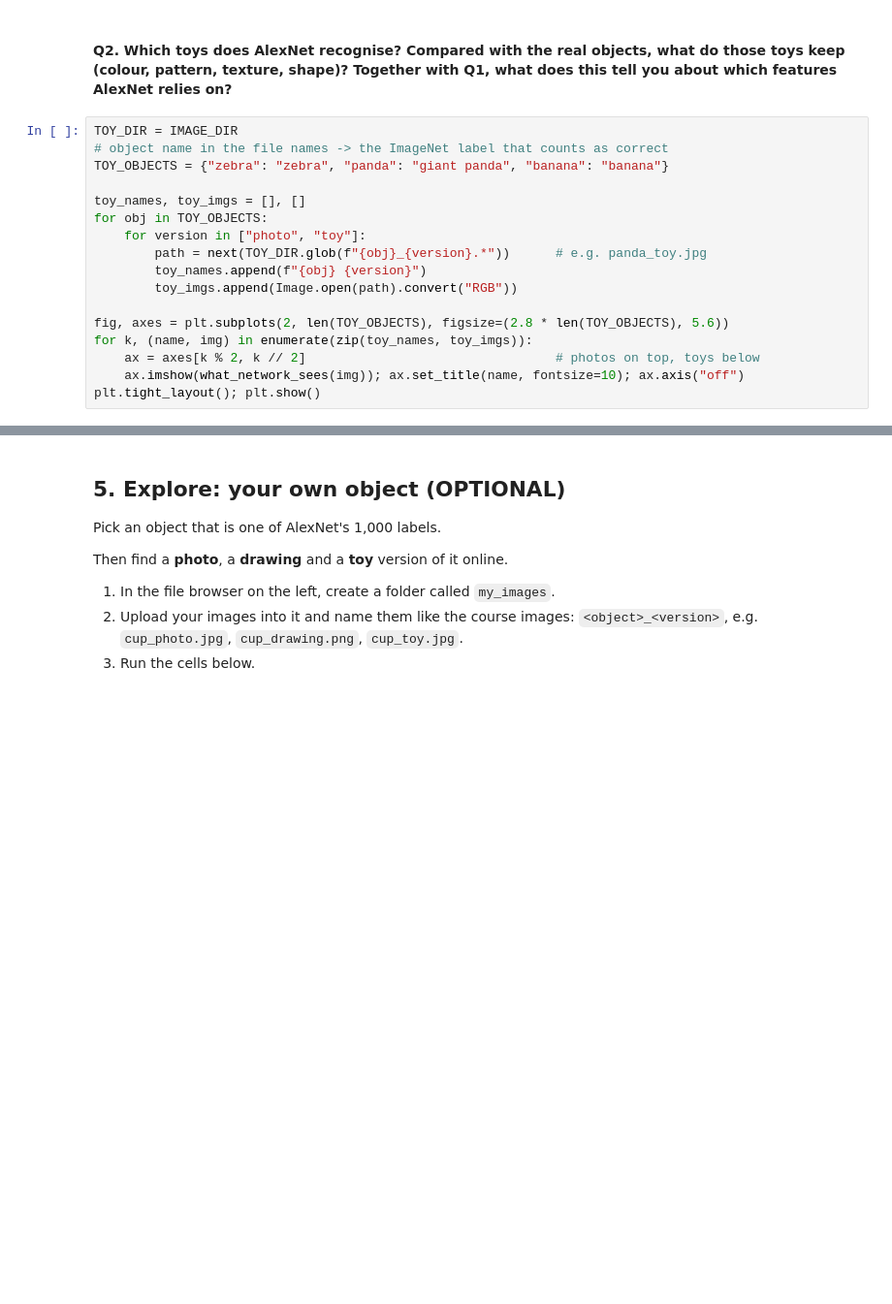
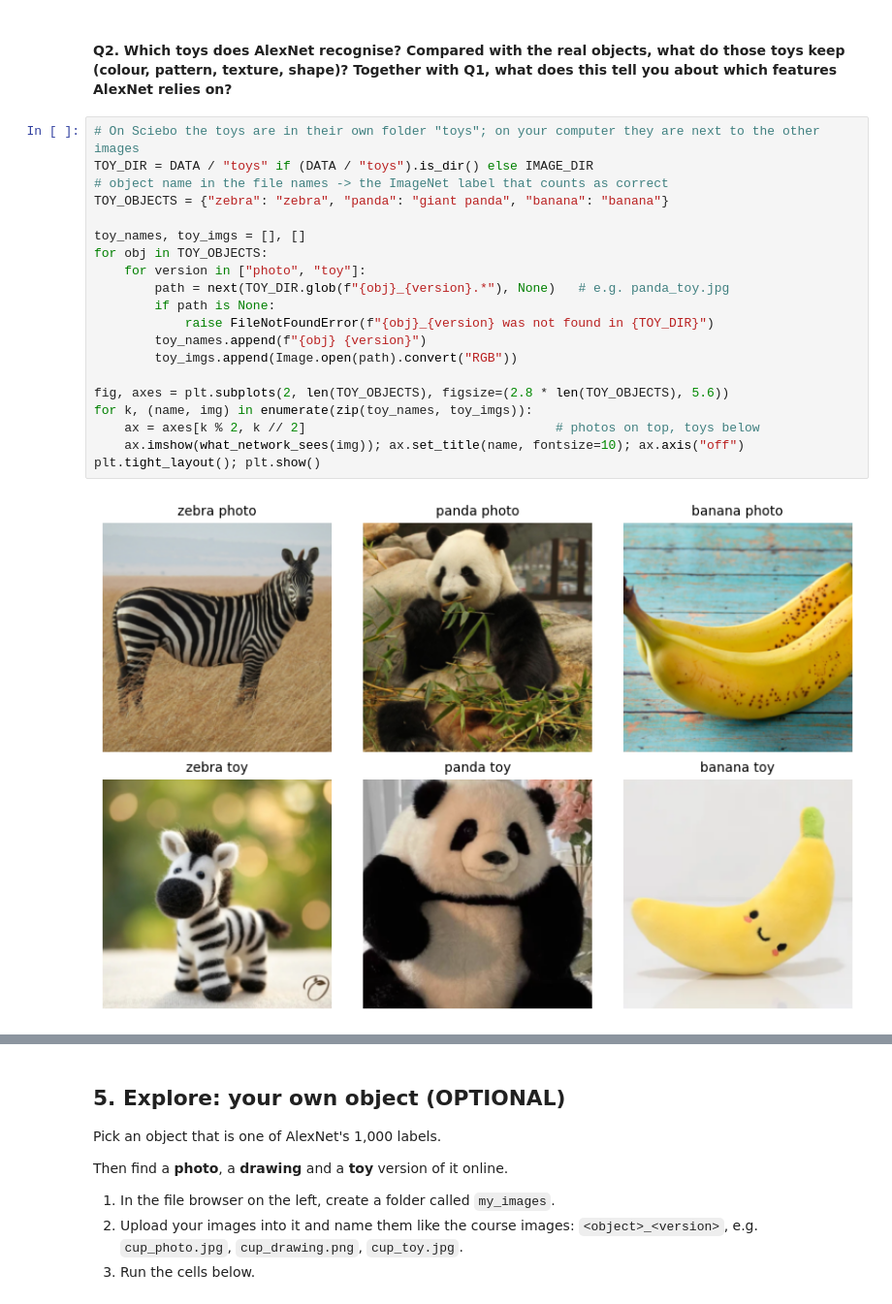
Before and after one commit to ekin-doga/Cognitive_Neuroscience_Update, a Jupyter notebook: Week3-Lindsay2021/CNU_Week3.ipynb, the cells around one changed output, grey strips where cells are left out. Shown at 97% size. Saved outputs shown, nothing was run; the diff lists cells and outputs as text; blank space fills up the shorter version.

```diff
--- a/Week3-Lindsay2021/CNU_Week3.ipynb
+++ b/Week3-Lindsay2021/CNU_Week3.ipynb
@@ -180,22 +211,27 @@ for obj in SHOW:
 # %% [markdown]
 #### Q2. Which toys does AlexNet recognise? Compared with the real objects, what do those toys keep (colour, pattern, texture, shape)? Together with Q1, what does this tell you about which features AlexNet relies on?
 # %%
-TOY_DIR = IMAGE_DIR
+# On Sciebo the toys are in their own folder "toys"; on your computer they are next to the other images
+TOY_DIR = DATA / "toys" if (DATA / "toys").is_dir() else IMAGE_DIR
 # object name in the file names -> the ImageNet label that counts as correct
 TOY_OBJECTS = {"zebra": "zebra", "panda": "giant panda", "banana": "banana"}
 
 toy_names, toy_imgs = [], []
 for obj in TOY_OBJECTS:
     for version in ["photo", "toy"]:
-        path = next(TOY_DIR.glob(f"{obj}_{version}.*"))      # e.g. panda_toy.jpg
+        path = next(TOY_DIR.glob(f"{obj}_{version}.*"), None)   # e.g. panda_toy.jpg
+        if path is None:
+            raise FileNotFoundError(f"{obj}_{version} was not found in {TOY_DIR}")
         toy_names.append(f"{obj} {version}")
         toy_imgs.append(Image.open(path).convert("RGB"))
 
 fig, axes = plt.subplots(2, len(TOY_OBJECTS), figsize=(2.8 * len(TOY_OBJECTS), 5.6))
 for k, (name, img) in enumerate(zip(toy_names, toy_imgs)):
     ax = axes[k % 2, k // 2]                                 # photos on top, toys below
     ax.imshow(what_network_sees(img)); ax.set_title(name, fontsize=10); ax.axis("off")
 plt.tight_layout(); plt.show()
+# %% [output]
+[figure, added]
 # %%
 toy_results = classify(toy_imgs)
 show_top5(toy_imgs, toy_names, toy_results, title="Photos and toys")
```
Also changed, not shown: parts of 8 cells of this notebook, 3 other files.
